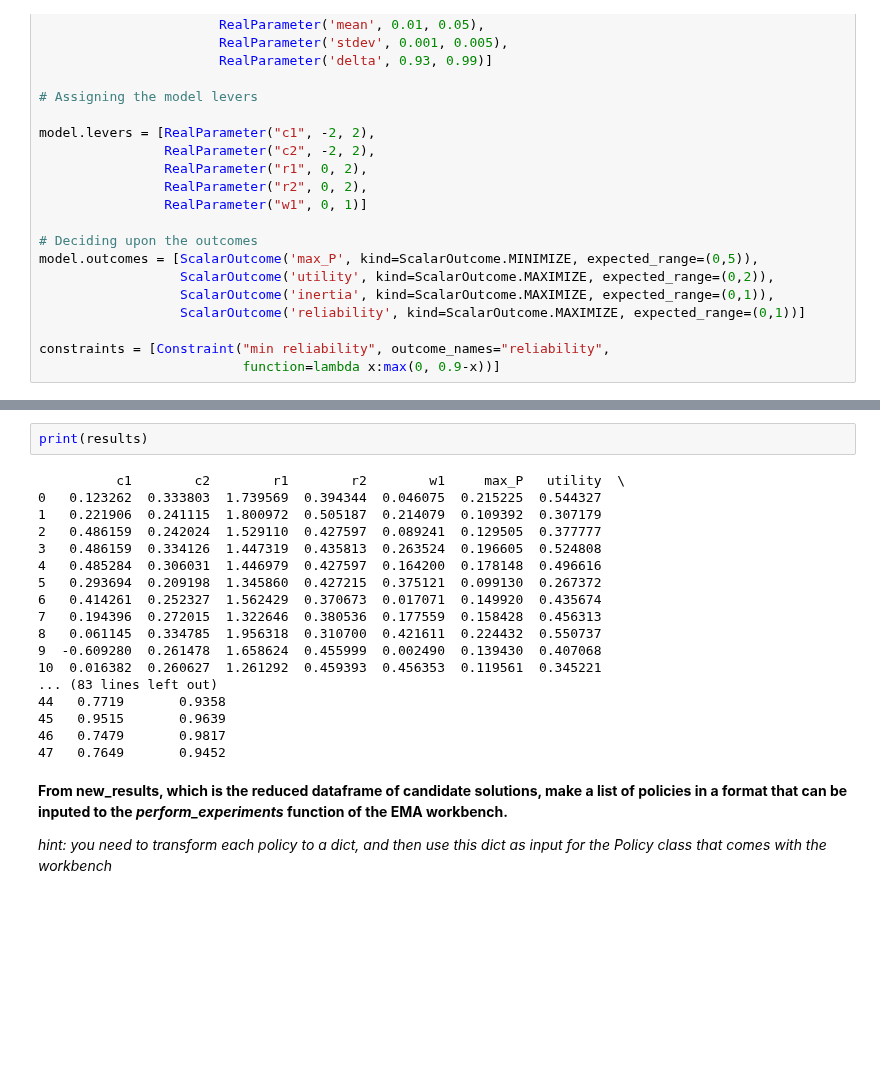
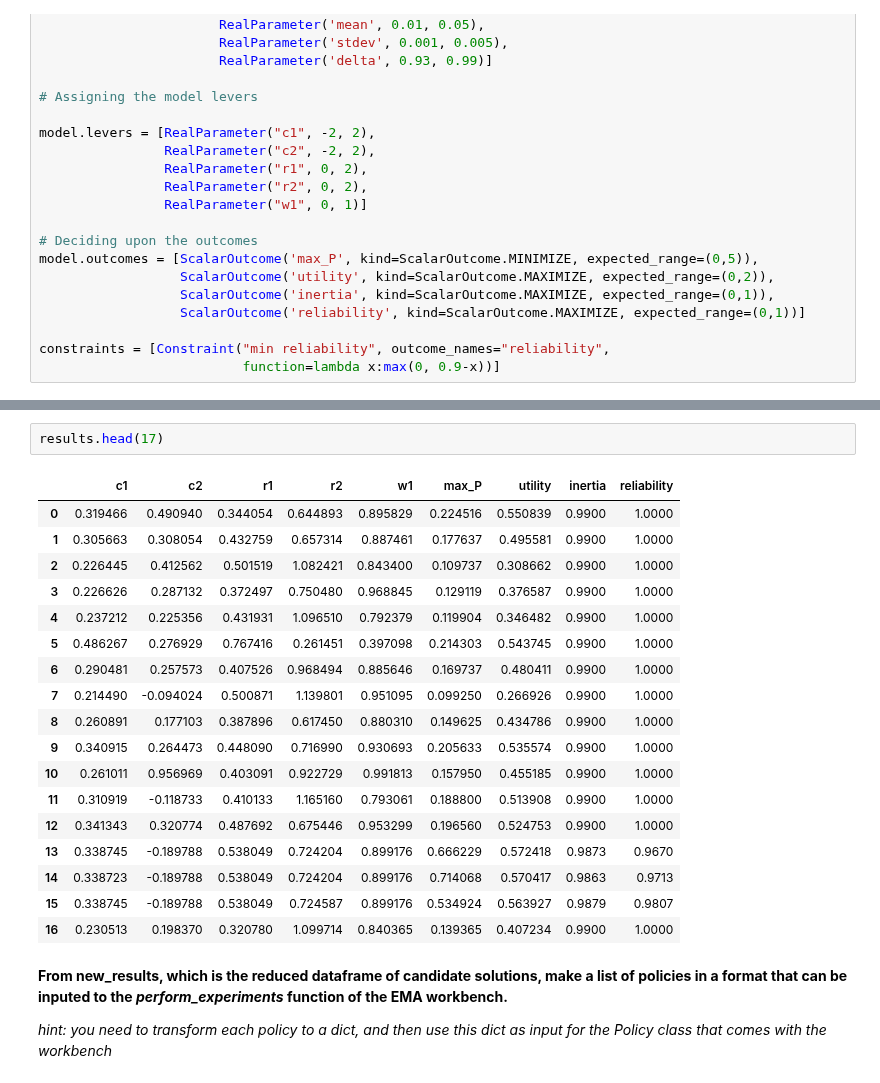
Before and after one commit to tamarvooijs/MBDM, a Jupyter notebook: Week 5-6 - robustness and direct search/assignment 8 - MORDM.ipynb, the cells around one changed output, grey strips where cells are left out. Drawn from its saved outputs; the diff is of its cells as text; blank space fills up the shorter version.

```diff
--- a/Week 5-6 - robustness and direct search/assignment 8 - MORDM.ipynb
+++ b/Week 5-6 - robustness and direct search/assignment 8 - MORDM.ipynb
@@ -295,23 +299,24 @@ with MultiprocessingEvaluator(model) as evaluator:
-# %%
-print(results)
-# %% [output]
-          c1        c2        r1        r2        w1     max_P   utility  \
-0   0.123262  0.333803  1.739569  0.394344  0.046075  0.215225  0.544327
-1   0.221906  0.241115  1.800972  0.505187  0.214079  0.109392  0.307179
-2   0.486159  0.242024  1.529110  0.427597  0.089241  0.129505  0.377777
-3   0.486159  0.334126  1.447319  0.435813  0.263524  0.196605  0.524808
-4   0.485284  0.306031  1.446979  0.427597  0.164200  0.178148  0.496616
-5   0.293694  0.209198  1.345860  0.427215  0.375121  0.099130  0.267372
-6   0.414261  0.252327  1.562429  0.370673  0.017071  0.149920  0.435674
-7   0.194396  0.272015  1.322646  0.380536  0.177559  0.158428  0.456313
-8   0.061145  0.334785  1.956318  0.310700  0.421611  0.224432  0.550737
-9  -0.609280  0.261478  1.658624  0.455999  0.002490  0.139430  0.407068
-10  0.016382  0.260627  1.261292  0.459393  0.456353  0.119561  0.345221
-... (83 lines left out)
-44   0.7719       0.9358
-45   0.9515       0.9639
-46   0.7479       0.9817
-47   0.7649       0.9452
+# %%
+results.head(17)
+# %% [output]
+|  | c1 | c2 | r1 | r2 | w1 | max_P | utility | inertia | reliability |
+| 0 | 0.319466 | 0.490940 | 0.344054 | 0.644893 | 0.895829 | 0.224516 | 0.550839 | 0.9900 | 1.0000 |
+| 1 | 0.305663 | 0.308054 | 0.432759 | 0.657314 | 0.887461 | 0.177637 | 0.495581 | 0.9900 | 1.0000 |
+| 2 | 0.226445 | 0.412562 | 0.501519 | 1.082421 | 0.843400 | 0.109737 | 0.308662 | 0.9900 | 1.0000 |
+| 3 | 0.226626 | 0.287132 | 0.372497 | 0.750480 | 0.968845 | 0.129119 | 0.376587 | 0.9900 | 1.0000 |
+| 4 | 0.237212 | 0.225356 | 0.431931 | 1.096510 | 0.792379 | 0.119904 | 0.346482 | 0.9900 | 1.0000 |
+| 5 | 0.486267 | 0.276929 | 0.767416 | 0.261451 | 0.397098 | 0.214303 | 0.543745 | 0.9900 | 1.0000 |
+| 6 | 0.290481 | 0.257573 | 0.407526 | 0.968494 | 0.885646 | 0.169737 | 0.480411 | 0.9900 | 1.0000 |
+| 7 | 0.214490 | -0.094024 | 0.500871 | 1.139801 | 0.951095 | 0.099250 | 0.266926 | 0.9900 | 1.0000 |
+| 8 | 0.260891 | 0.177103 | 0.387896 | 0.617450 | 0.880310 | 0.149625 | 0.434786 | 0.9900 | 1.0000 |
+| 9 | 0.340915 | 0.264473 | 0.448090 | 0.716990 | 0.930693 | 0.205633 | 0.535574 | 0.9900 | 1.0000 |
+| 10 | 0.261011 | 0.956969 | 0.403091 | 0.922729 | 0.991813 | 0.157950 | 0.455185 | 0.9900 | 1.0000 |
+| 11 | 0.310919 | -0.118733 | 0.410133 | 1.165160 | 0.793061 | 0.188800 | 0.513908 | 0.9900 | 1.0000 |
+| 12 | 0.341343 | 0.320774 | 0.487692 | 0.675446 | 0.953299 | 0.196560 | 0.524753 | 0.9900 | 1.0000 |
+| 13 | 0.338745 | -0.189788 | 0.538049 | 0.724204 | 0.899176 | 0.666229 | 0.572418 | 0.9873 | 0.9670 |
+| 14 | 0.338723 | -0.189788 | 0.538049 | 0.724204 | 0.899176 | 0.714068 | 0.570417 | 0.9863 | 0.9713 |
+| 15 | 0.338745 | -0.189788 | 0.538049 | 0.724587 | 0.899176 | 0.534924 | 0.563927 | 0.9879 | 0.9807 |
+| 16 | 0.230513 | 0.198370 | 0.320780 | 1.099714 | 0.840365 | 0.139365 | 0.407234 | 0.9900 | 1.0000 |
 # %% [markdown]
 
 **From new_results, which is the reduced dataframe of candidate solutions, make a list of policies in a format that can be inputed to the *perform_experiments* function of the EMA workbench.**
```
Also changed, not shown: parts of 24 cells of this notebook, 3 other files.
